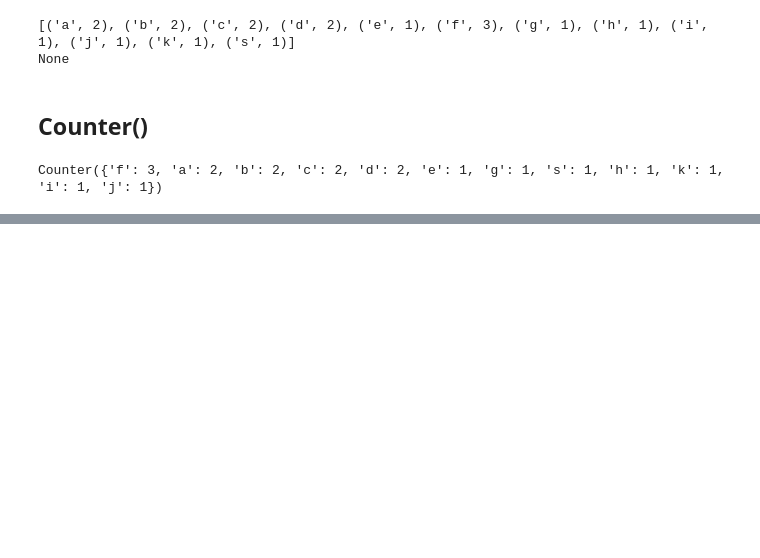
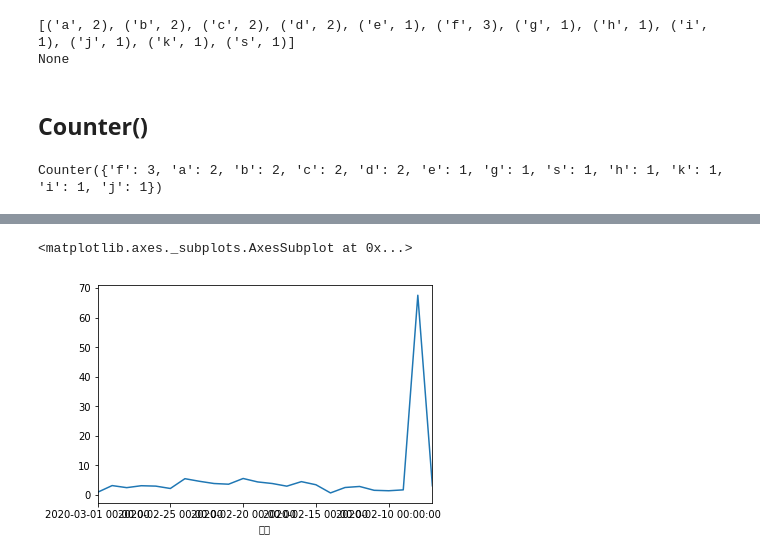
Before and after one commit to ybgm/Python, a Jupyter notebook: Python_practice.ipynb, the cells around one changed output, grey strips where cells are left out. Drawn from its saved outputs; the diff is of its cells as text; code cells hidden in the pictures; blank space fills up the shorter version.

Commit message:
Python练习

```diff
--- a/Python_practice.ipynb
+++ b/Python_practice.ipynb
@@ -1262,0 +1468,11 @@ Counter({'f': 3, 'a': 2, 'b': 2, 'c': 2, 'd': 2, 'e': 1, 'g': 1, 's': 1, 'h': 1,
+# %%
+dfi3["col_sum"]=round(dfi3.apply(lambda x: x.sum(),axis=1),2)
+
+#df.loc['Row_sum'] = df.apply(lambda x: x.sum())
+#df['Col_sum'] = df.apply(lambda x: x.sum(), axis=1)
+
+#dfi2.loc['rox_sum']=dfi2["王者"].apply(lambda x : x.sum())
+#dfi2["col_sum"]=dfi2.apply(lambda x: x.sum(),axis=1)
+#https://www.cnblogs.com/wuzhiblog/p/python_new_row_or_col.html
+# %%
+dfi3.loc["row_sum"]=round(dfi3.apply(lambda x:x.sum()),2)
@@ -1262,0 +1500,2 @@ Counter({'f': 3, 'a': 2, 'b': 2, 'c': 2, 'd': 2, 'e': 1, 'g': 1, 's': 1, 'h': 1,
+# %%
+dfi3.loc["row_mean"]=round(dfi3.loc['row_sum']/(dfi3.count()-1),2)
@@ -1262,0 +1582,5 @@ Counter({'f': 3, 'a': 2, 'b': 2, 'c': 2, 'd': 2, 'e': 1, 'g': 1, 's': 1, 'h': 1,
+# %%
+dfi3["王者"].plot()
+# %% [output]
+<matplotlib.axes._subplots.AxesSubplot at 0x...>
+[figure, added]
```
Also changed, not shown: parts of 37 cells of this notebook.
